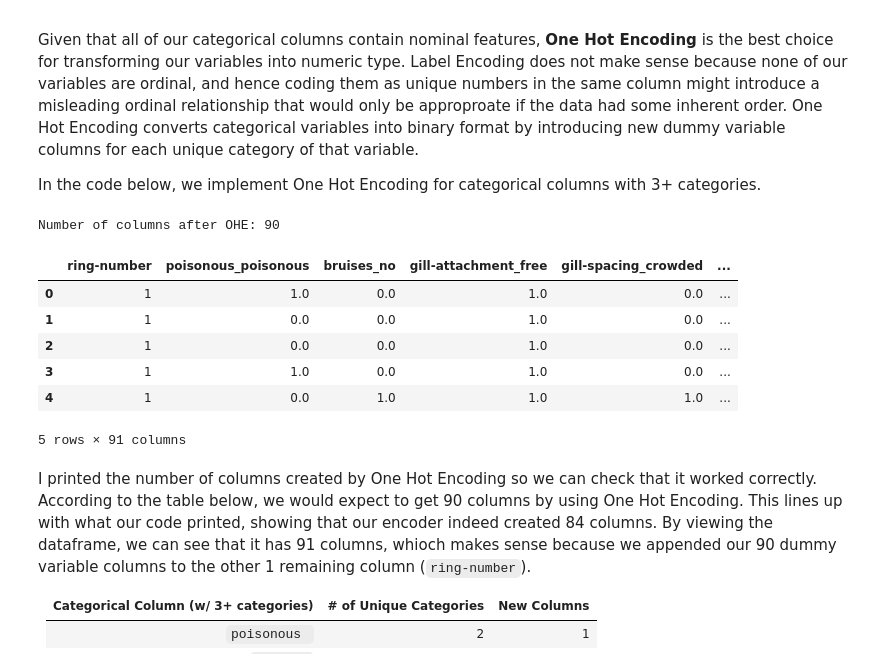
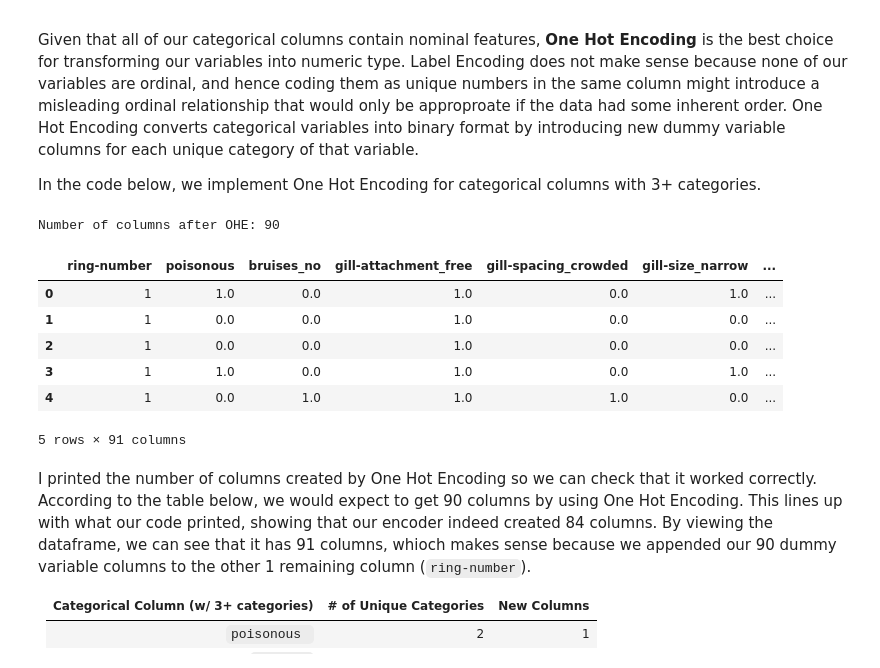
Before and after one commit to AlexVazquez19/mushroom-project, a Jupyter notebook: mushroom.ipynb, the cells around one changed output. Cells and saved outputs as stored; diff of their text form; code cells hidden in the pictures.

```diff
--- a/mushroom.ipynb
+++ b/mushroom.ipynb
@@ -353,5 +395,5 @@ The `veil-type` column was successfully dropped as confirmed by the code output
 df_dropped_rows = df_mushroom.dropna(subset=['stalk-root'])
 
 # Drop the 'stalk-root' column entirely
-df_dropped_column = df_mushroom.drop(columns=['stalk-root'])
+df_mushroom = df_mushroom.drop(columns=['stalk-root'])
 # %% [markdown]
@@ -365,35 +407,38 @@ In the code below, we implement One Hot Encoding for categorical columns with 3+
 # %%
 # Define the columns that need One-Hot Encoding (every column except ring-number)
 categorical_columns = ['poisonous', 'bruises', 'gill-attachment', 'gill-spacing', 'gill-size', 'stalk-shape', 'veil-color', 'stalk-surface-below-ring',
                        'stalk-surface-above-ring', 'cap-surface', 'ring-type', 'population', 'cap-shape', 'habitat', 'stalk-color-above-ring',
                        'stalk-color-below-ring', 'odor', 'spore-print-color', 'cap-color', 'gill-color']
 
 # Initialize OneHotEncoder
 encoder = OneHotEncoder(sparse_output=False, drop='first')  # drop='first' avoids multicollinearity
 
 # Fit and transform the categorical columns
-encoded_array = encoder.fit_transform(df_dropped_column[categorical_columns])
+encoded_array = encoder.fit_transform(df_mushroom[categorical_columns])
 
 # Get the new column names from the encoder
 encoded_col_names = encoder.get_feature_names_out(categorical_columns)
 print("Number of columns after OHE: " + str(len(encoded_col_names)))
 
 # Convert the encoded array to a DataFrame
-df_encoded = pd.DataFrame(encoded_array, columns=encoded_col_names, index=df_dropped_column.index)
+df_encoded = pd.DataFrame(encoded_array, columns=encoded_col_names, index=df_mushroom.index)
 
 # Drop the original categorical columns and concatenate the new encoded columns
-df_dropped_column = df_dropped_column.drop(columns=categorical_columns).join(df_encoded)
+df_mushroom = df_mushroom.drop(columns=categorical_columns).join(df_encoded)
+
+# Rename the poisonous column from 'poisonous_poisonous' to 'poisonous'
+df_mushroom = df_mushroom.rename(columns={'poisonous_poisonous': 'poisonous'})
 
 # Display the first few rows
-df_dropped_column.head()
+df_mushroom.head()
 # %% [output]
 Number of columns after OHE: 90
-|  | ring-number | poisonous_poisonous | bruises_no | gill-attachment_free | gill-spacing_crowded | ... |
-| 0 | 1 | 1.0 | 0.0 | 1.0 | 0.0 | ... |
-| 1 | 1 | 0.0 | 0.0 | 1.0 | 0.0 | ... |
-| 2 | 1 | 0.0 | 0.0 | 1.0 | 0.0 | ... |
-| 3 | 1 | 1.0 | 0.0 | 1.0 | 0.0 | ... |
-| 4 | 1 | 0.0 | 1.0 | 1.0 | 1.0 | ... |
+|  | ring-number | poisonous | bruises_no | gill-attachment_free | gill-spacing_crowded | gill-size_narrow | ... |
+| 0 | 1 | 1.0 | 0.0 | 1.0 | 0.0 | 1.0 | ... |
+| 1 | 1 | 0.0 | 0.0 | 1.0 | 0.0 | 0.0 | ... |
+| 2 | 1 | 0.0 | 0.0 | 1.0 | 0.0 | 0.0 | ... |
+| 3 | 1 | 1.0 | 0.0 | 1.0 | 0.0 | 1.0 | ... |
+| 4 | 1 | 0.0 | 1.0 | 1.0 | 1.0 | 0.0 | ... |
 5 rows × 91 columns
 # %% [markdown]
 I printed the number of columns created by One Hot Encoding so we can check that it worked correctly. According to the table below, we would expect to get 90 columns by using One Hot Encoding. This lines up with what our code printed, showing that our encoder indeed created 84 columns. By viewing the dataframe, we can see that it has 91 columns, whioch makes sense because we appended our 90 dummy variable columns to the other 1 remaining column (`ring-number`).
```
Also changed, not shown: parts of 12 cells of this notebook.
